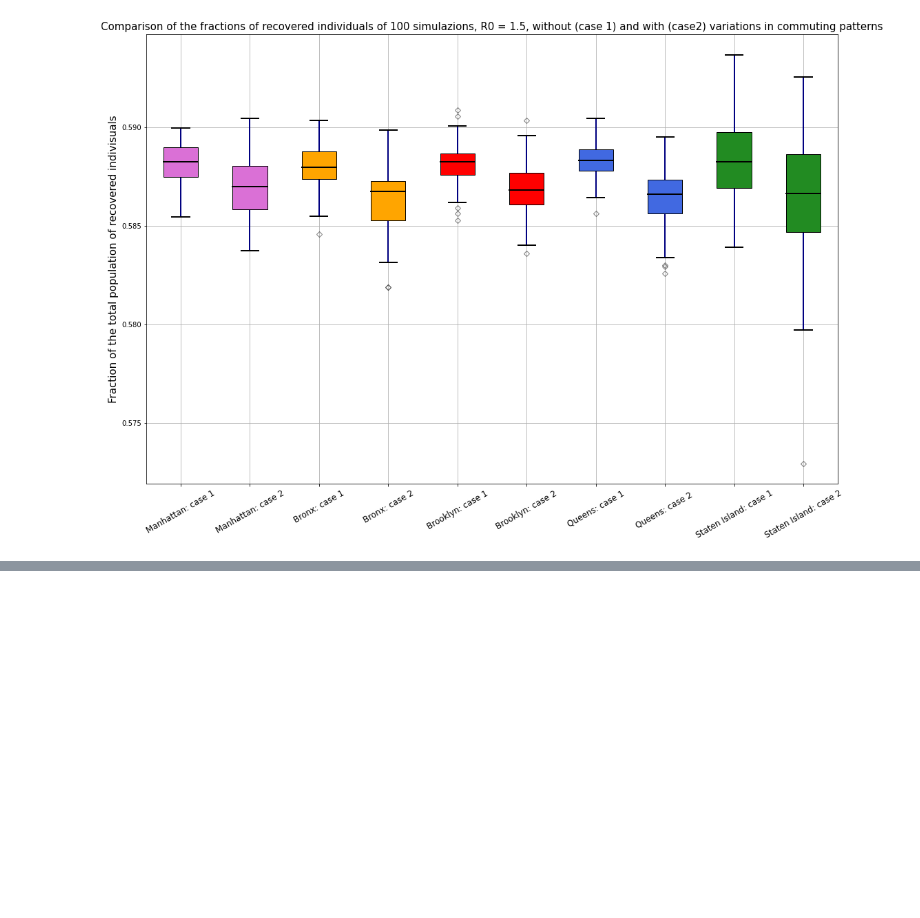
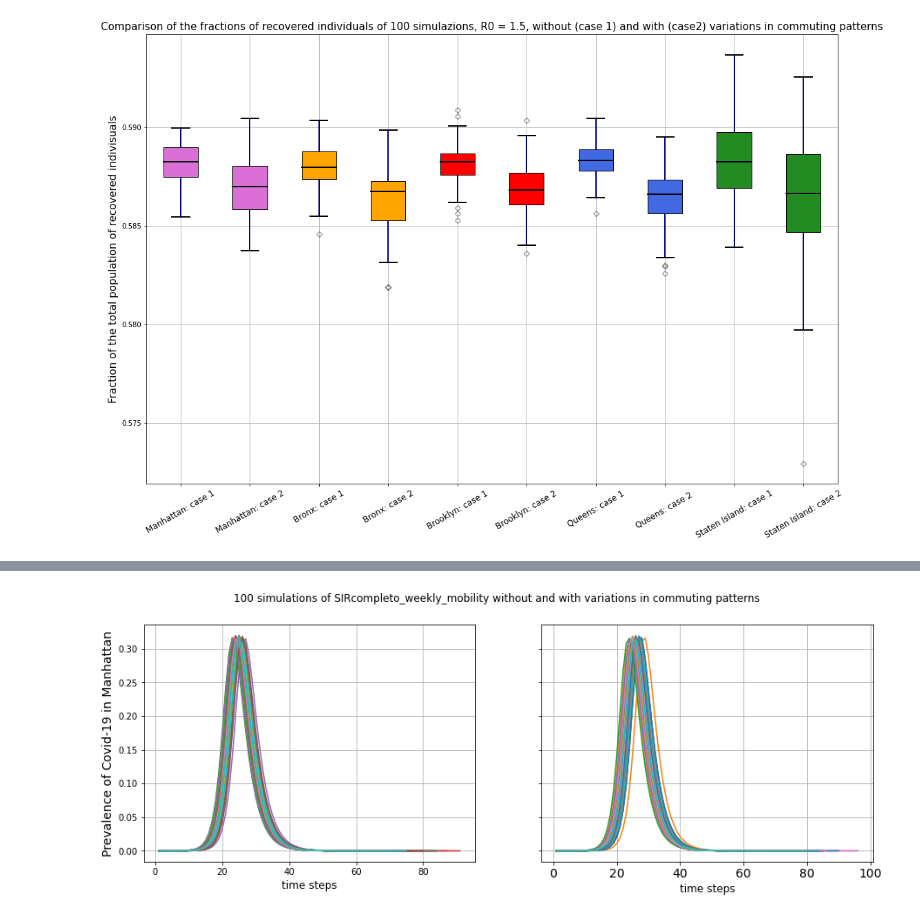
Before and after one commit to ClaudiaDeceglie/Thesis_NYC_covid19, a Jupyter notebook: Modello_mobility5_var_commuting/Analysis/Analysis of 5x5 network simulations with and without commuting.ipynb, the cells around one changed output, grey strips where cells are left out. Saved outputs shown, nothing was run; the diff lists cells and outputs as text; code cells hidden in the pictures; blank space fills up the shorter version.

```diff
--- a/Modello_mobility5_var_commuting/Analysis/Analysis of 5x5 network simulations with and without commuting.ipynb
+++ b/Modello_mobility5_var_commuting/Analysis/Analysis of 5x5 network simulations with and without commuting.ipynb
@@ -204,0 +279,21 @@ plt.grid()
+# %%
+fig, (ax1, ax2) = plt.subplots(1, 2, sharey = True, figsize=(15,5))
+
+plt.xticks(fontsize=14)
+plt.yticks(fontsize=14)
+
+ax2.set_xlabel('time steps', fontsize= 12)
+ax1.set_xlabel('time steps', fontsize=12)
+ax1.set_ylabel('Prevalence of Covid-19 in Manhattan', fontsize=14)
+fig.suptitle('100 simulations of SIRcompleto_weekly_mobility without and with variations in commuting patterns')
+
+for i in range(nrun):
+    ax1.plot(f_prevalence_man[i]['time step'], f_prevalence_man[i]['Manhattan'+str(i)])
+
+for i in range(nrun):
+    ax2.plot(f_prevalence_man_comm[i]['time step'], f_prevalence_man_comm[i]['Manhattan'+str(i)])
+
+ax1.grid()
+ax2.grid()
+# %% [output]
+[figure, added]
```
Also changed, not shown: parts of 7 cells of this notebook.
